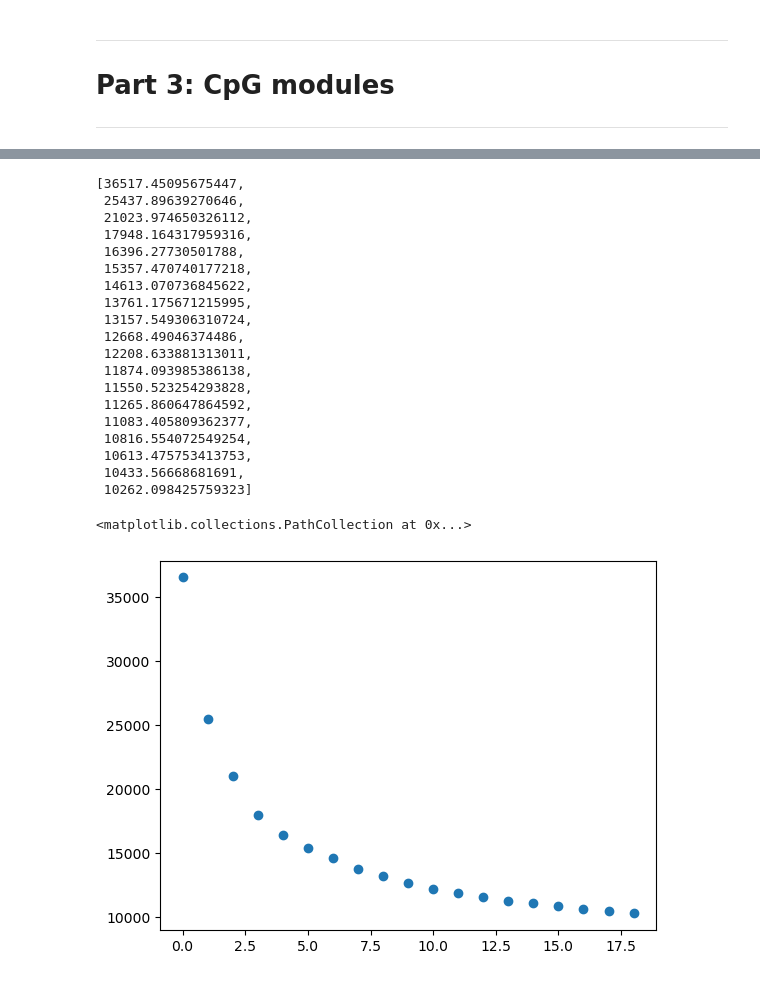
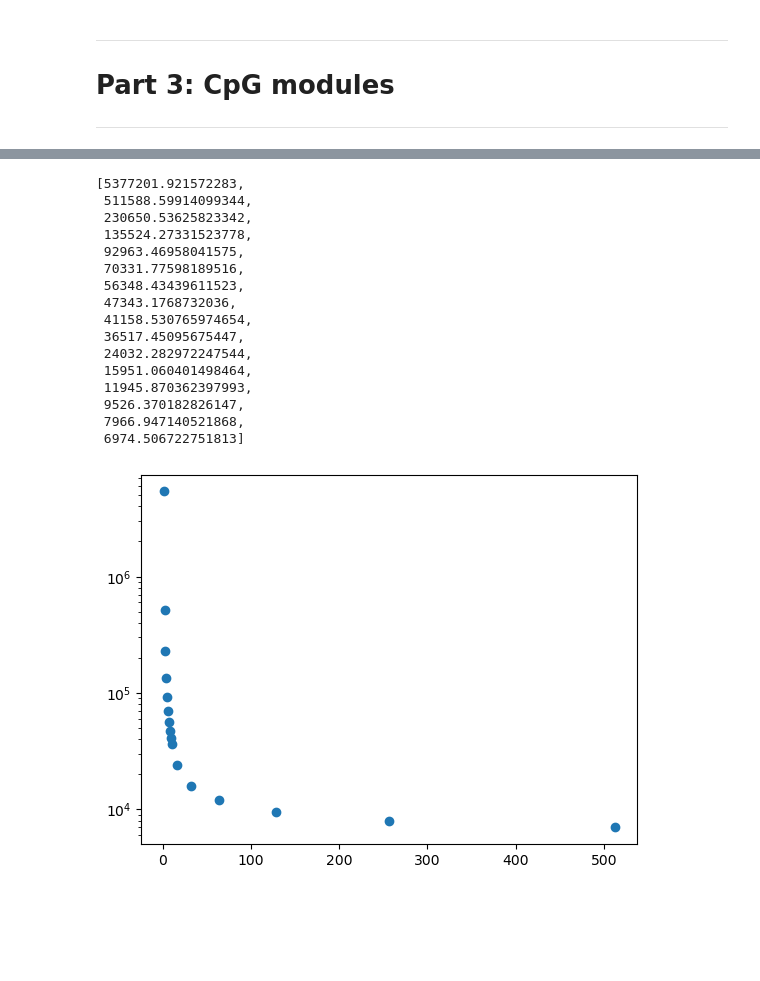
Before and after one commit to J817B477/BDSC, a Jupyter notebook: Project/betaValue_clusterAnalysis.ipynb, the cells around one changed output, grey strips where cells are left out. Drawn from its saved outputs; the diff is of its cells as text; code cells hidden in the pictures; blank space fills up the shorter version.

Commit message:
Updates cpg site cluster analysis to adjust for heavy loading sites

```diff
--- a/Project/betaValue_clusterAnalysis.ipynb
+++ b/Project/betaValue_clusterAnalysis.ipynb
@@ -57,6 +83,6 @@ min(row_variances)
 # %% [output]
 1.735985020136081e-05
 # %%
-beta_matrix = df.iloc[:,1:len(df.columns)].to_numpy()
-km = KMeans(n_clusters = 100, random_state = 0, n_init="auto")
+# beta_matrix = df.iloc[:,1:len(df.columns)].to_numpy()
+# km = KMeans(n_clusters = 100, random_state = 0, n_init="auto")
 # %%
@@ -111,12 +131,20 @@ ___
 # Part 3: CpG modules
 ___
 # %%
-k_candidates = range(10, 101, 5)
+lin = np.arange(1, 11)
+xp = 2**np.arange(4,10).astype(int)
+
+print(lin)
+print(xp)
+
+k_candidates = np.concatenate([lin, xp])
+print(k_candidates)
+
 candidates_dict = {}
 
 for k in k_candidates:
     model = KMeans(n_clusters = k, random_state = 0, n_init="auto")
-    lebels = model.fit_predict(beta_matrix)
+    labels = model.fit_predict(beta_matrix)
     distortion = model.inertia_
 
     nested_dict = {
@@ -156,29 +188,26 @@ for inner_dict in candidates_dict.values():  # Assuming the top level is a dict
 
 values
 # %% [output]
-[36517.45095675447,
- 25437.89639270646,
- 21023.974650326112,
- 17948.164317959316,
- 16396.27730501788,
- 15357.470740177218,
- 14613.070736845622,
- 13761.175671215995,
- 13157.549306310724,
- 12668.49046374486,
- 12208.633881313011,
- 11874.093985386138,
- 11550.523254293828,
- 11265.860647864592,
- 11083.405809362377,
- 10816.554072549254,
- 10613.475753413753,
- 10433.56668681691,
- 10262.098425759323]
+[5377201.921572283,
+ 511588.59914099344,
+ 230650.53625823342,
+ 135524.27331523778,
+ 92963.46958041575,
+ 70331.77598189516,
+ 56348.43439611523,
+ 47343.1768732036,
+ 41158.530765974654,
+ 36517.45095675447,
+ 24032.282972247544,
+ 15951.060401498464,
+ 11945.870362397993,
+ 9526.370182826147,
+ 7966.947140521868,
+ 6974.506722751813]
 # %%
-x = range(len(values))
+x = k_candidates
 y = values
 plt.scatter(x, y)
+plt.yscale('log')
 # %% [output]
-<matplotlib.collections.PathCollection at 0x...>
-[figure, old version]
+[figure, new version]
```
Also changed, not shown: parts of 13 cells of this notebook.
